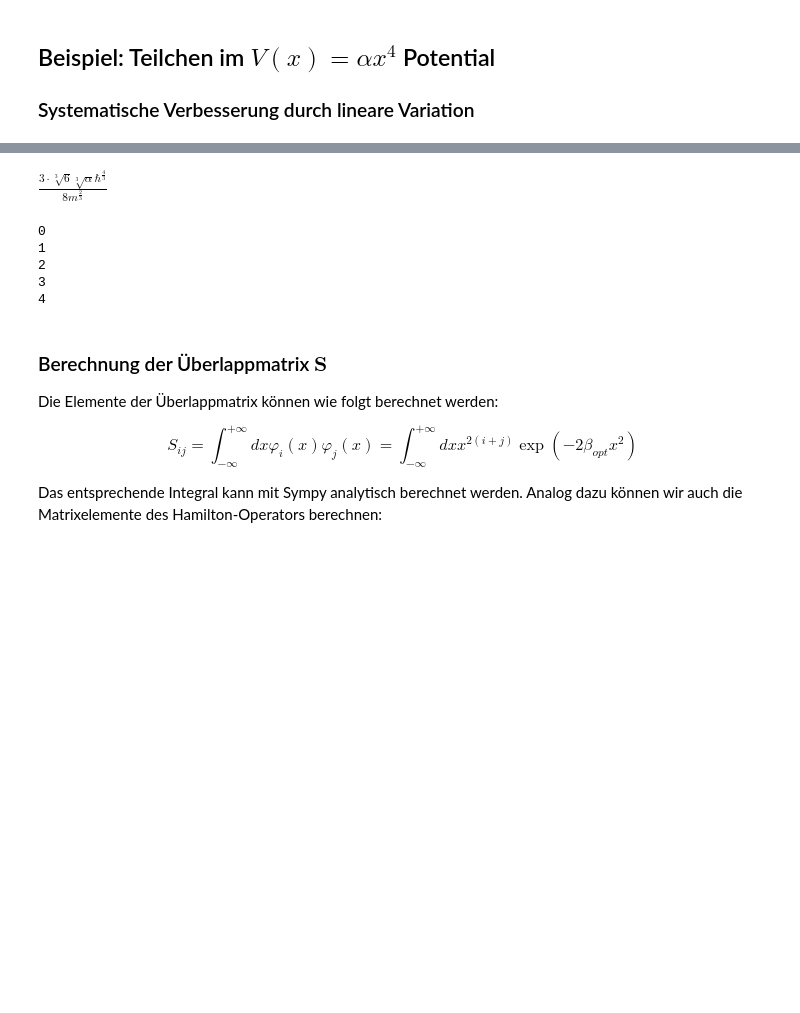
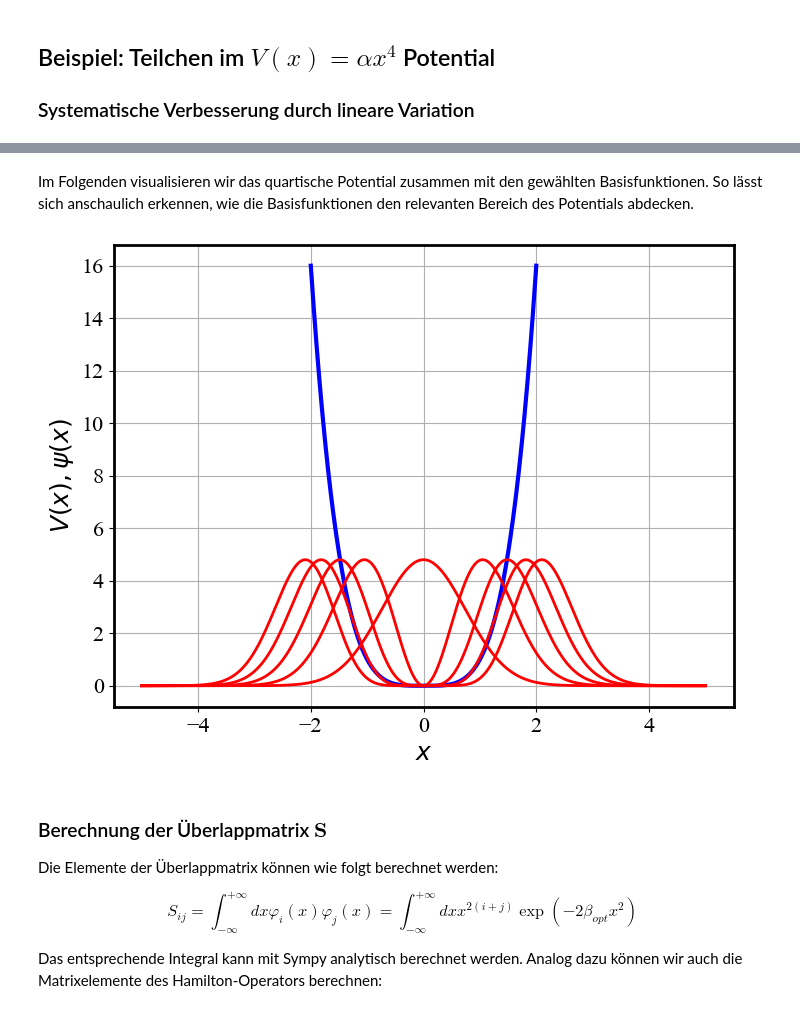
Before and after one commit to rolandmitric/quantum_chemistry_2025, a Jupyter notebook: variational_principle.ipynb, the cells around one changed output, grey strips where cells are left out. Cells and saved outputs as stored; diff of their text form; code cells hidden in the pictures; blank space fills up the shorter version.

```diff
--- a/variational_principle.ipynb
+++ b/variational_principle.ipynb
@@ -658,33 +671,27 @@ def Hij(psi_i, psi_j, V):
     return simplify(Tij(psi_i,psi_j) + Vij(psi_i,psi_j,V))
 def Sij(psi_i, psi_j):
     return simplify(integrate(psi_i*psi_j,(x,-oo,+oo)))
-# %%
-E_exact = simplify(Hij(psi_opt, psi_opt, V)/Sij(psi_opt,psi_opt))
-E_exact
-# %% [output]
-$\displaystyle \frac{3 \cdot \sqrt[3]{6} \sqrt[3]{\alpha} \hbar^{\frac{4}{3}}}{8 m^{\frac{2}{3}}}$
+# %% [markdown]
+Im Folgenden visualisieren wir das quartische Potential zusammen mit den gewählten Basisfunktionen.  So lässt sich anschaulich erkennen, wie die Basisfunktionen den relevanten Bereich des Potentials abdecken.
 # %%
 Nbasis = 5
-xrange = np.linspace(-2,2,100)
-vrange = V_lam(1.0,xrange)
+xrange = np.linspace(-2, 2, 400)
+V_lam = lambdify((alpha, x), V, 'numpy')
+vrange = V_lam(1.0, xrange)
 basis = [x**(2*i)*psi_opt for i in range(Nbasis)]
-basis_lam = [lambdify([alpha, m, hbar, x],basis[i]) for i in range(Nbasis)]
-plt.plot(xrange,vrange, color = "blue", linewidth = 3.0)
-xrange = np.linspace(-5,5,100)
+basis_lam = [lambdify([alpha, m, hbar, x], b) for b in basis]
 
+plt.plot(xrange, vrange, color="blue", linewidth=3.0)
+xrange = np.linspace(-5, 5, 400)
 for i in range(Nbasis):
-    print(i)
-    yrange = basis_lam[i](1,1,1,xrange)
-    plt.plot(xrange,yrange, color = "red", linewidth = 3.0)
-    plt.xlabel(r'$x$')
-    plt.ylabel(r'$V(x),\psi(x)$', fontsize = 24)
+    yrange = basis_lam[i](1, 1, 1, xrange)
+    yrange /= np.max(np.abs(yrange))
+    plt.plot(xrange, 0.3*yrange*np.max(vrange), color="red", linewidth=2.0)
+plt.xlabel(r'$x$')
+plt.ylabel(r'$V(x),\psi(x)$', fontsize=18)
 plt.show()
 # %% [output]
-0
-1
-2
-3
-4
+[figure, added]
 # %% [markdown]
 ### Berechnung der Überlappmatrix $\mathbf S$
 
```
Also changed, not shown: parts of 14 cells of this notebook, 3 other files.
